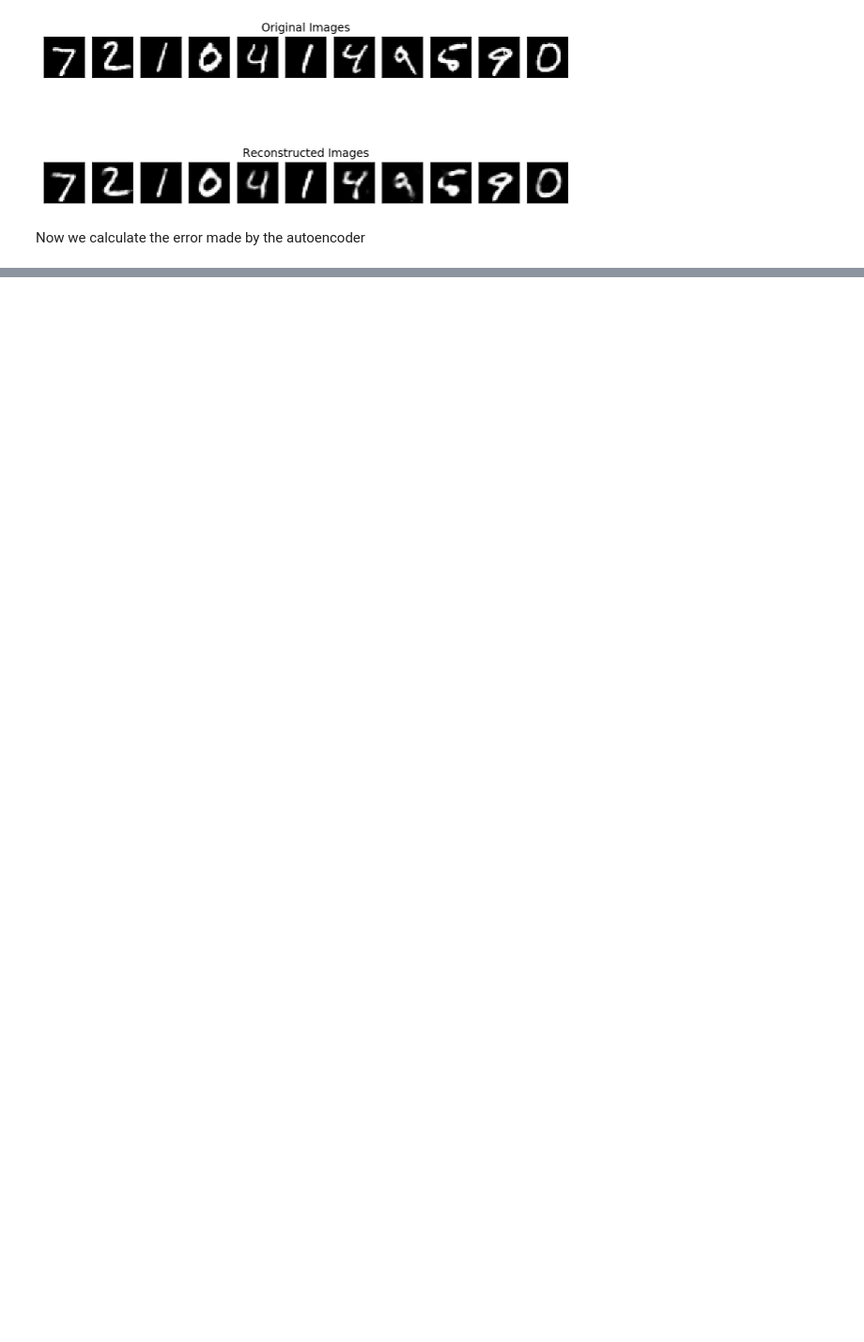
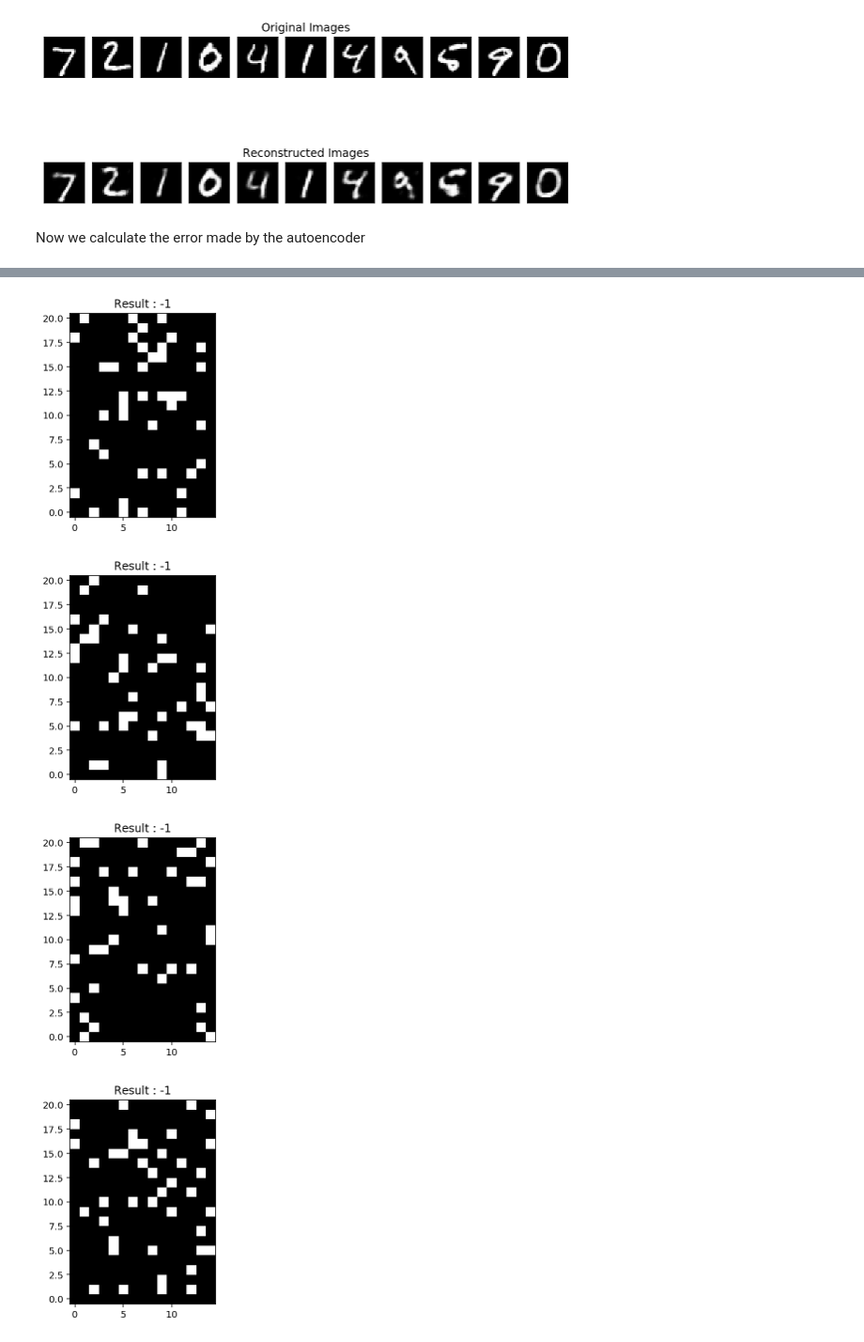
Before and after one commit to lilstipher/IntroToAI, a Jupyter notebook: P2/P2_Auto Encoder.ipynb, the cells around one changed output, grey strips where cells are left out. Shown at 94% size. Cells and saved outputs as stored; diff of their text form; code cells hidden in the pictures; blank space fills up the shorter version.

```diff
--- a/P2/P2_Auto Encoder.ipynb
+++ b/P2/P2_Auto Encoder.ipynb
@@ -137,0 +150,20 @@ autoencoder.evaluate(x_test, x_test)
+# %%
+### CELL TO COMPLETE, load the dataset and stock only the games the python lost in x and y
+x = np.load('dataset.npz')['x']
+y = np.load('dataset.npz')['y']
+
+x = x[y<1]
+y = y[y<1]
+# %%
+afew = 5
+for i in range(afew):
+    ind = np.random.randint(x.shape[0])
+    plt.imshow(x[ind].reshape((21,15)))
+    plt.title('Result : %d' % y[ind])
+    plt.gca().invert_yaxis()
+    plt.show()
+# %% [output]
+[figure, added]
+[figure, added]
+[figure, added]
+[figure, added]
```
Also changed, not shown: parts of 13 cells of this notebook, 3 other files.
